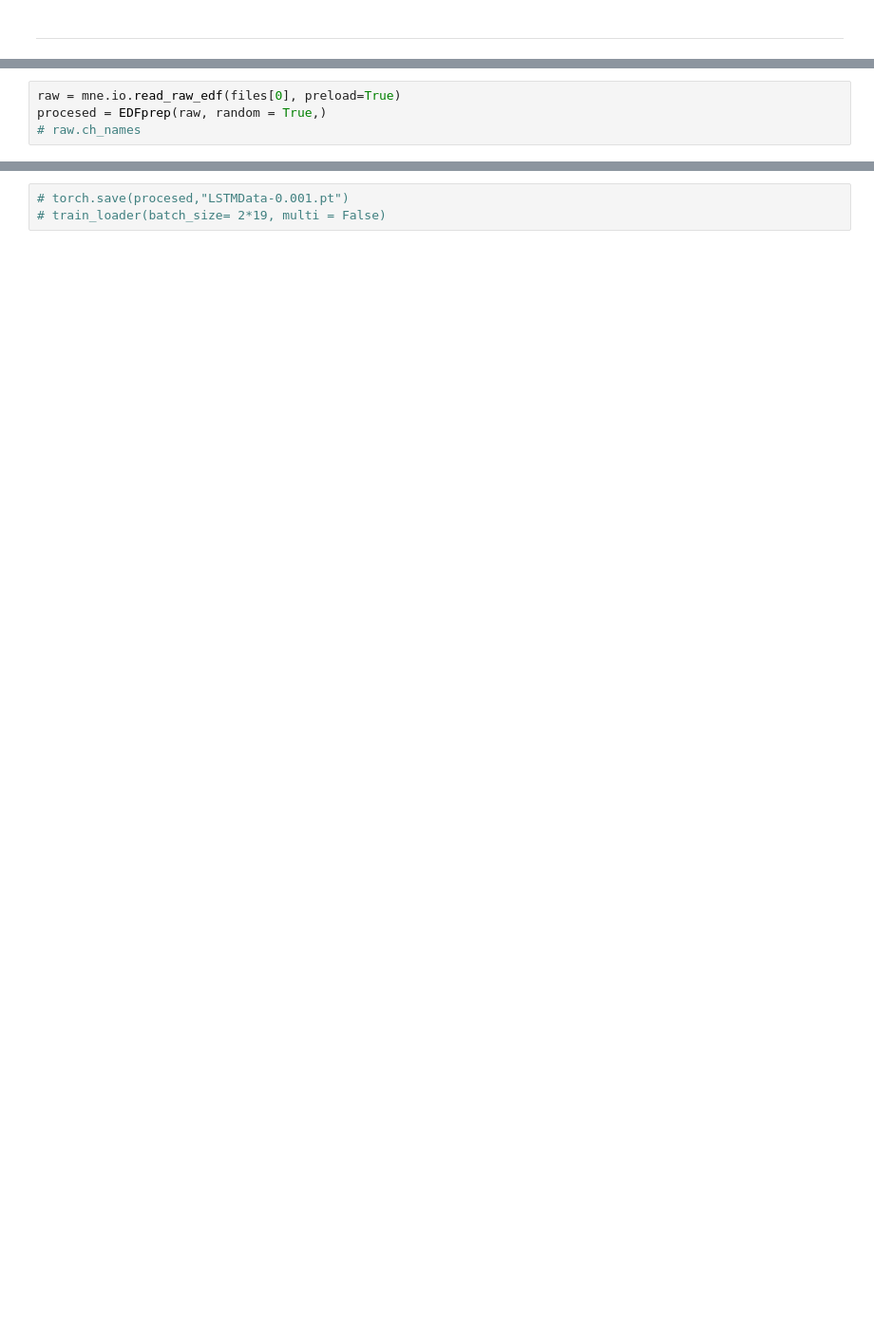
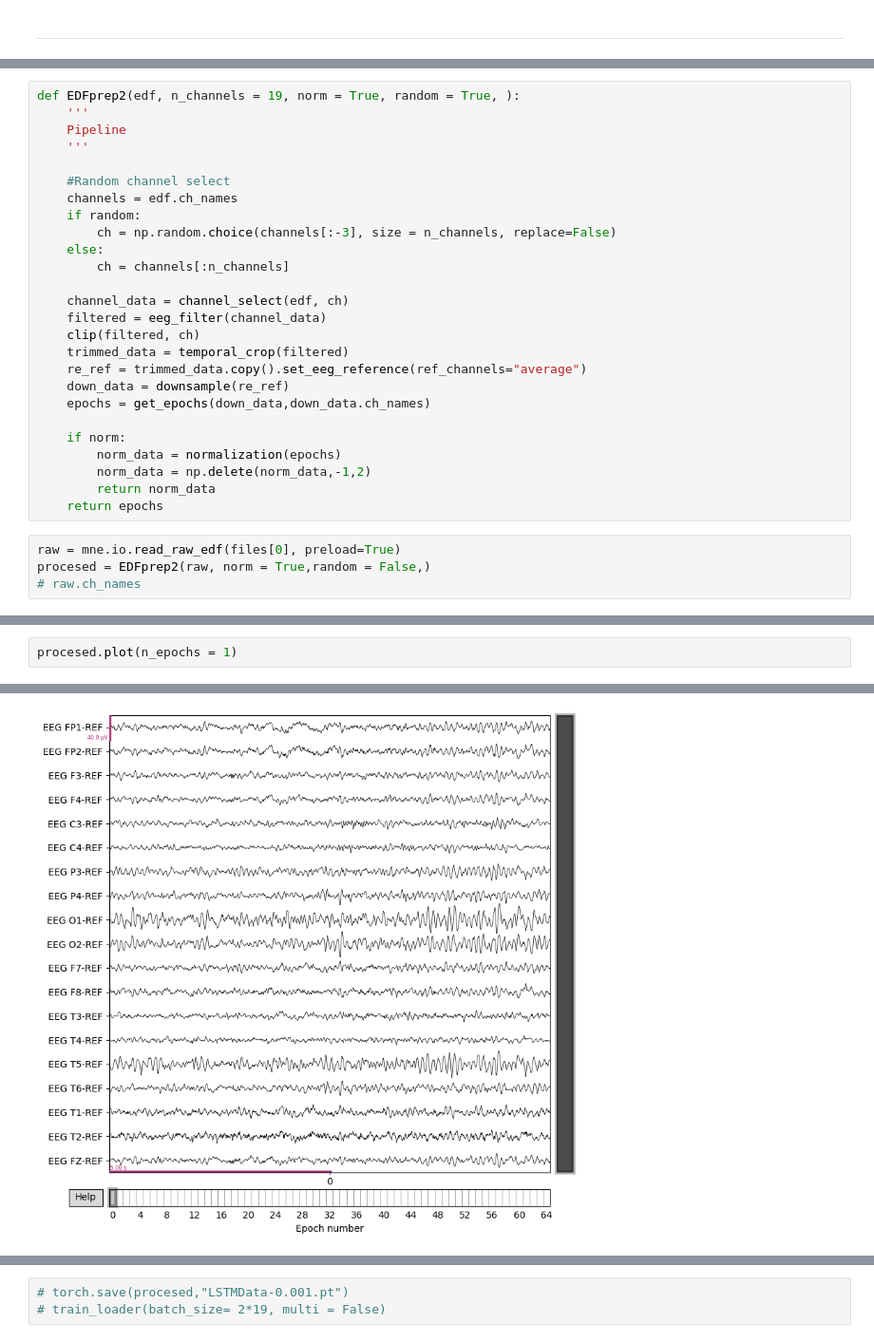
Before and after one commit to nunuki-crew/FinalEL7006, a Jupyter notebook: dataprep.ipynb, the cells around one changed output, grey strips where cells are left out. Shown at 95% size. Saved outputs shown, nothing was run; the diff lists cells and outputs as text; blank space fills up the shorter version.

```diff
--- a/dataprep.ipynb
+++ b/dataprep.ipynb
@@ -158,6 +215,32 @@ def EDFprep(edf, n_channels = 19, norm = True, random = True, ):
     return epochs
+# %%
+def EDFprep2(edf, n_channels = 19, norm = True, random = True, ):
+    '''
+    Pipeline
+    '''
+
+    #Random channel select
+    channels = edf.ch_names
+    if random:
+        ch = np.random.choice(channels[:-3], size = n_channels, replace=False)
+    else:
+        ch = channels[:n_channels]
+
+    channel_data = channel_select(edf, ch)
+    filtered = eeg_filter(channel_data)
+    clip(filtered, ch)
+    trimmed_data = temporal_crop(filtered)
+    re_ref = trimmed_data.copy().set_eeg_reference(ref_channels="average")
+    down_data = downsample(re_ref)
+    epochs = get_epochs(down_data,down_data.ch_names)
+
+    if norm:
+        norm_data = normalization(epochs)
+        norm_data = np.delete(norm_data,-1,2)
+        return norm_data
+    return epochs
 # %%
 raw = mne.io.read_raw_edf(files[0], preload=True)
-procesed = EDFprep(raw, random = True,)
+procesed = EDFprep2(raw, norm = True,random = False,)
 # raw.ch_names
 # %% [output]
@@ -180,0 +286,3 @@ Dropped 1 epoch: 32
+# %%
+procesed.plot(n_epochs = 1)
+# %% [output]
@@ -180,0 +290 @@ Dropped 1 epoch: 32
+[figure, added]
```
Also changed, not shown: parts of 29 cells of this notebook, 3 other files.
